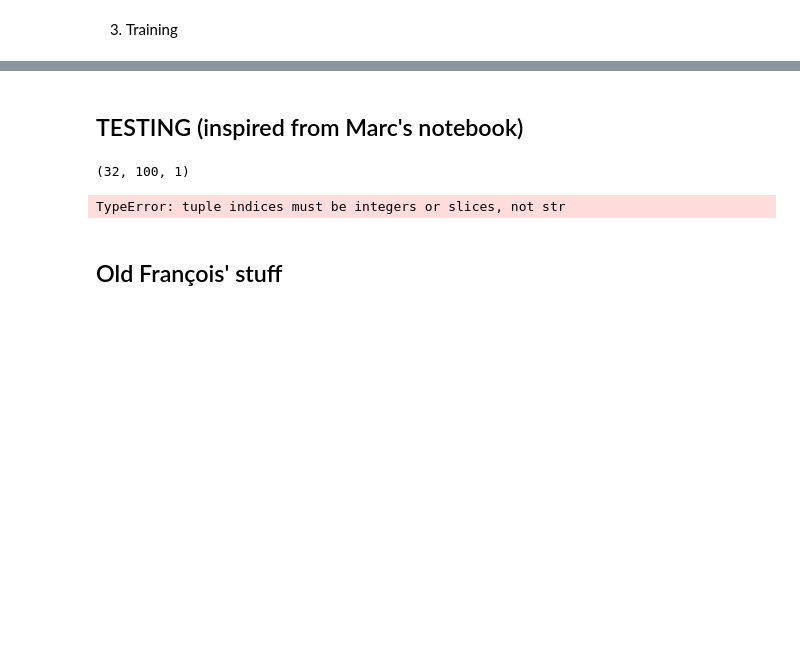
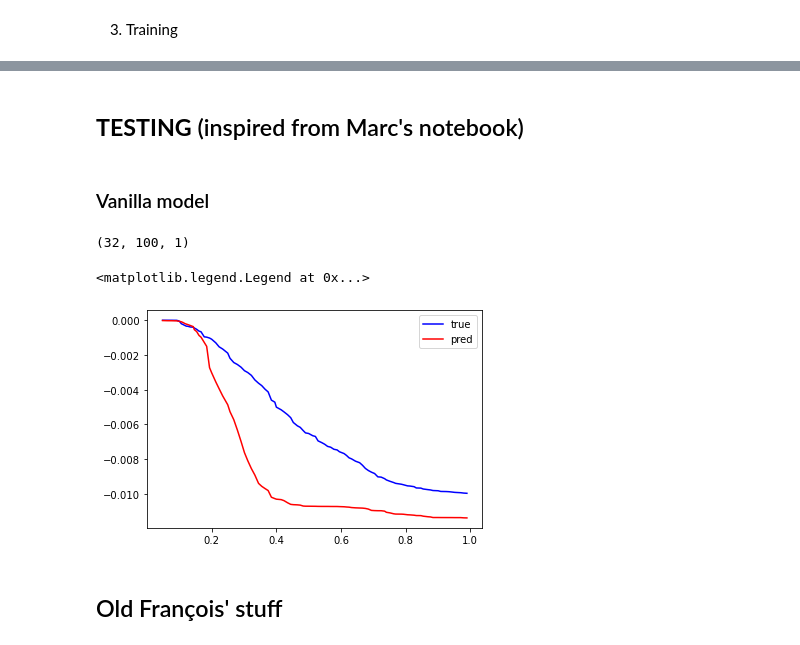
Before and after one commit to EiffL/sfh-inference-hackathon, a Jupyter notebook: notebooks/PixelCNN_tng100_compare_cond_NC.ipynb, the cells around one changed output, grey strips where cells are left out. Drawn from its saved outputs; the diff is of its cells as text; code cells hidden in the pictures; blank space fills up the shorter version.

Commit message:
normalization and tests on mgrowth

```diff
--- a/notebooks/PixelCNN_tng100_compare_cond_NC.ipynb
+++ b/notebooks/PixelCNN_tng100_compare_cond_NC.ipynb
@@ -877,30 +842,42 @@ plt.plot(hist_vanilla.history['loss'], '--r')
 # %% [markdown]
-## TESTING (inspired from Marc's notebook)
+## **TESTING** (inspired from Marc's notebook)
-# %%
-dset_test = dval_vanilla.as_numpy_iterator()
-data = next(dset_test)
-ind=28
-sample = np.zeros([64,100,1])
-print(data[0].shape)
-true = data[0][ind,:,0]
-#sed = data[0][1][ind].reshape([1,143,1]).repeat(64,axis=0)
-# init at the
-sample[:,0,0] = true[0]
-
-for example in dval_vanilla.take(1):
-    time_vec = example['time']
-# %% [output]
-(32, 100, 1)
-TypeError: tuple indices must be integers or slices, not str
+# %% [markdown]
+### Vanilla model
+# %%
+# Extract time information
+tmp_test = tfds.load('tng100', split='train').as_numpy_iterator() # take raw dataset
+example = next(tmp_test) # and just one example
+time_vec = example['time'] # store time vector that is common to all
+
+deltat=time_vec[1:] - time_vec[:-1]  # compute dt
+
+#make a testing sample
+dval_vanilla_eagle = vanilla_input_pipeline(mode='val', batch_size=batch_size, dataset_name='eagle')
+dset_test = dval_vanilla_eagle.as_numpy_iterator() # select which dataset to test. not necessarily the same you trained on !
+data = next(dset_test)                       # take 1 batch
+sample = np.zeros([32,100,1])                # create an empty batch to fill
+print(data[0].shape)
+
+trues = data[0][:,:,0]                       # take all reference values
+sample[:,0,0] = trues[:,0]                   # store the 1st value of each sfh into the empty batch
+
+for i in range(99):
+    tmp = pixel_cnn_vanilla(sample).sample() # generate new point. use 'sample' or 'mean'
+    sample[:,i+1,0] = tmp[:,i+1]             # fill progressively the new batch
+# %% [output]
+(32, 100, 1)
 # %%
-deltat=time_vec[1:] - time_vec[:-1]
-#print(deltat)
-mgrowth_true = np.cumsum(deltat*np.flip(true[1:]))
-mgrowth_pred = np.cumsum(deltat*np.flip(sample[18,1:,0]))
+ind=29 # select which sample in the batch you want to plot
+
+mgrowth_true = np.cumsum(deltat*np.flip(trues[ind,1:]))
+mgrowth_pred = np.cumsum(deltat*np.flip(sample[ind,1:,0]))
 
 plt.plot(np.flip(time_vec[1:]),mgrowth_true,color='blue',label="true")
 plt.plot(np.flip(time_vec[1:]),mgrowth_pred,color='red',label='pred')
 plt.legend()
+# %% [output]
+<matplotlib.legend.Legend at 0x...>
+[figure, added]
 # %% [markdown]
 ## Old François' stuff
 # %%
```
Also changed, not shown: parts of 10 cells of this notebook.
